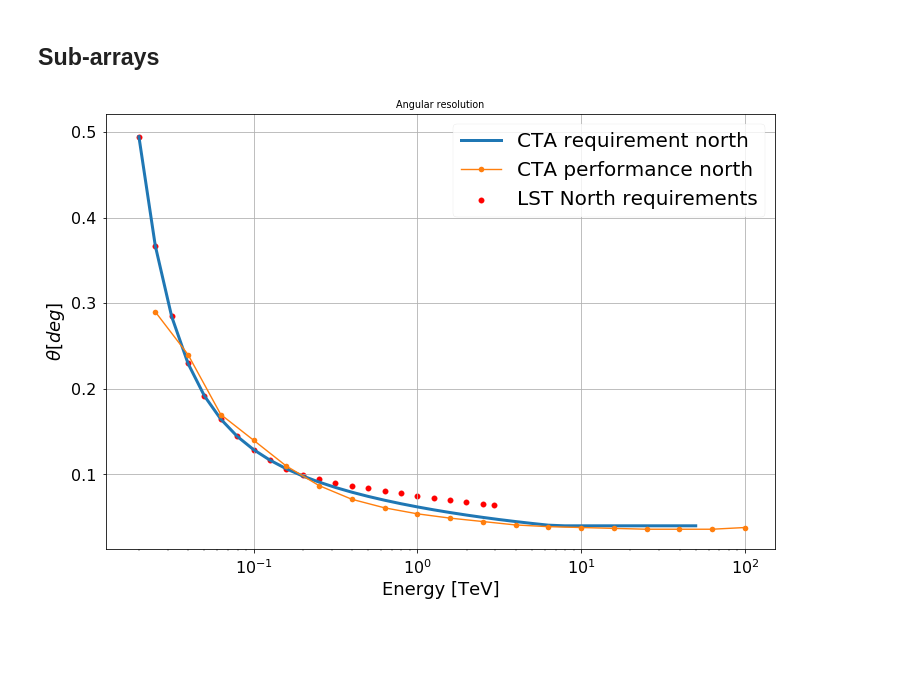
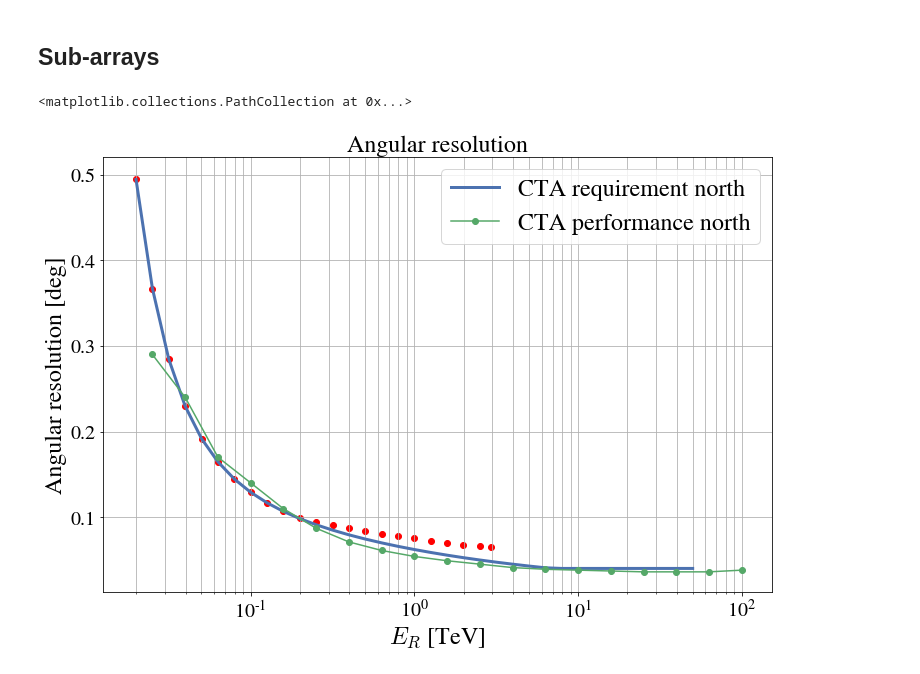
Before and after one commit to cta-observatory/ctaplot, a Jupyter notebook: examples/notebooks/plot_cta_irf.ipynb, the cells around one changed output. Cells and saved outputs as stored; diff of their text form; code cells hidden in the pictures; blank space fills up the shorter version.

```diff
--- a/examples/notebooks/plot_cta_irf.ipynb
+++ b/examples/notebooks/plot_cta_irf.ipynb
@@ -4,14 +4,13 @@
 CTA performances are up-to-date and public and can be found on the [cta-observatory website](https://www.cta-observatory.org/science/cta-performance/)
 # %%
 import ctaplot
-from ctaplot.dataset import get
+from ctaplot.io.dataset import get
 import numpy as np
 import matplotlib.pyplot as plt
-import matplotlib
 
 %matplotlib inline
-font = {'size'   : 20}
-matplotlib.rc('font', **font)
+
+ctaplot.set_style()
 # %% [markdown]
 ----
 ## Angular resolution
@@ -72,12 +64,10 @@ lst_north_angres_requirements = np.loadtxt(get('cta_requirements_North-50h-LST-A
 # %%
 fig, ax = plt.subplots(figsize=(12,8))
 ax = ctaplot.plot_angular_resolution_cta_requirement('north', ax=ax, linewidth=3)
 ax = ctaplot.plot_angular_resolution_cta_performance('north', ax=ax, marker='o')
 ax.scatter(lst_north_angres_requirements[:,0], lst_north_angres_requirements[:,1],
            label="LST North requirements",
            color='red')
-
-ax.grid()
-plt.legend(prop = font);
 # %% [output]
+<matplotlib.collections.PathCollection at 0x...>
-[figure, old version]
+[figure, new version]
```
Also changed, not shown: parts of 4 cells of this notebook, 1 other file.
